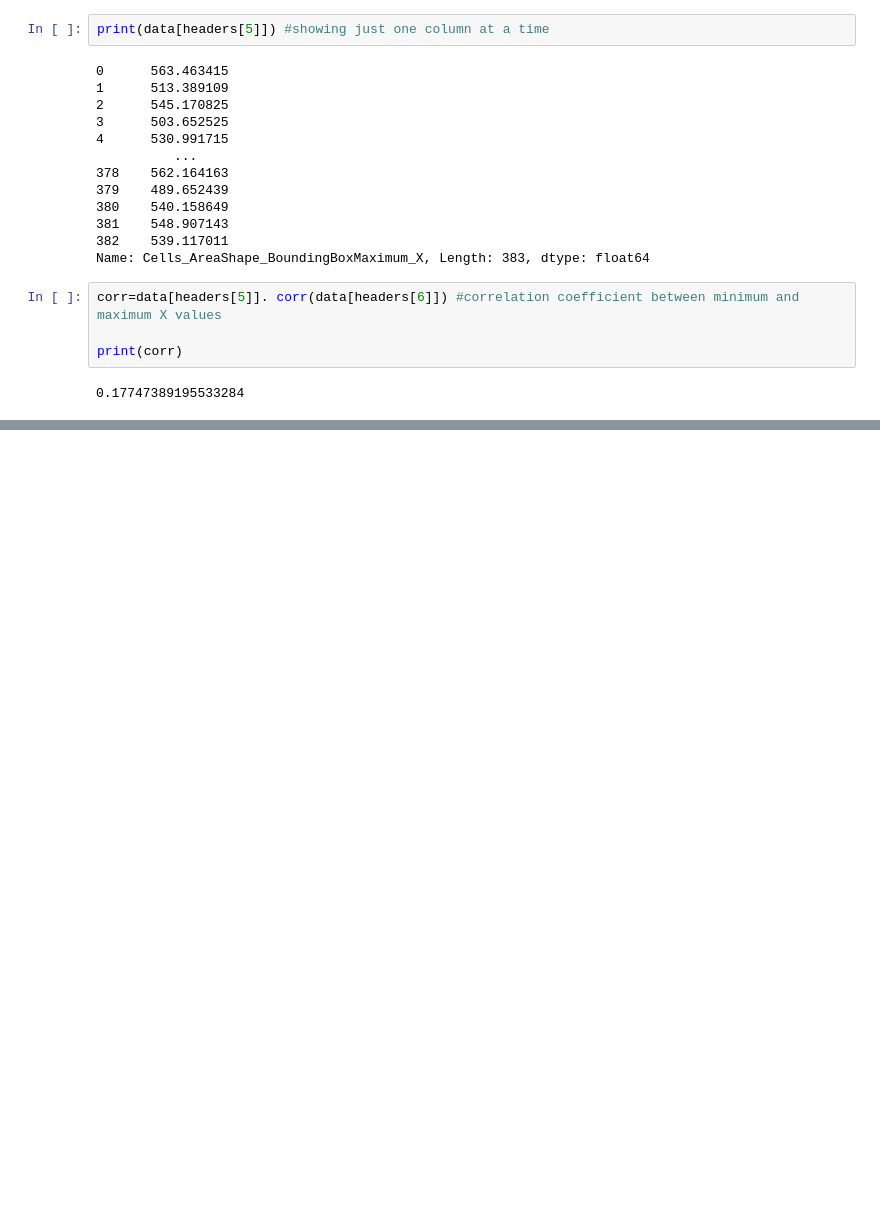
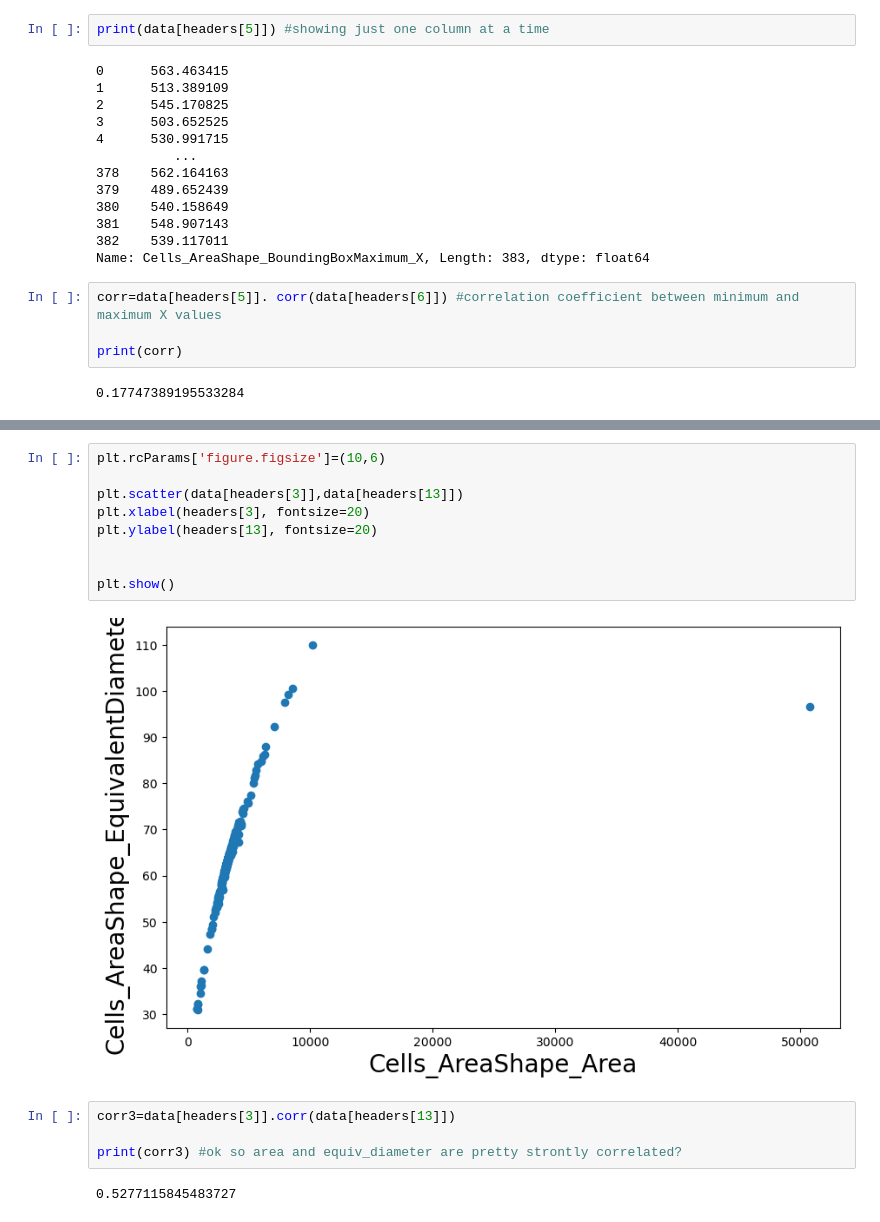
Before and after one commit to seprosperi/Capstone-Team-D-JUMP-Data-Analysis, a Jupyter notebook: Test_Parquet_Loading.ipynb, the cells around one changed output, grey strips where cells are left out. Cells and saved outputs as stored; diff of their text form; blank space fills up the shorter version.

```diff
--- a/Test_Parquet_Loading.ipynb
+++ b/Test_Parquet_Loading.ipynb
@@ -109,0 +146,17 @@ print(corr)
+# %%
+plt.rcParams['figure.figsize']=(10,6)
+
+plt.scatter(data[headers[3]],data[headers[13]])
+plt.xlabel(headers[3], fontsize=20)
+plt.ylabel(headers[13], fontsize=20)
+
+
+plt.show()
+# %% [output]
+[figure, added]
+# %%
+corr3=data[headers[3]].corr(data[headers[13]])
+
+print(corr3) #ok so area and equiv_diameter are pretty strontly correlated?
+# %% [output]
+0.5277115845483727
```
Also changed, not shown: parts of 4 cells of this notebook.
